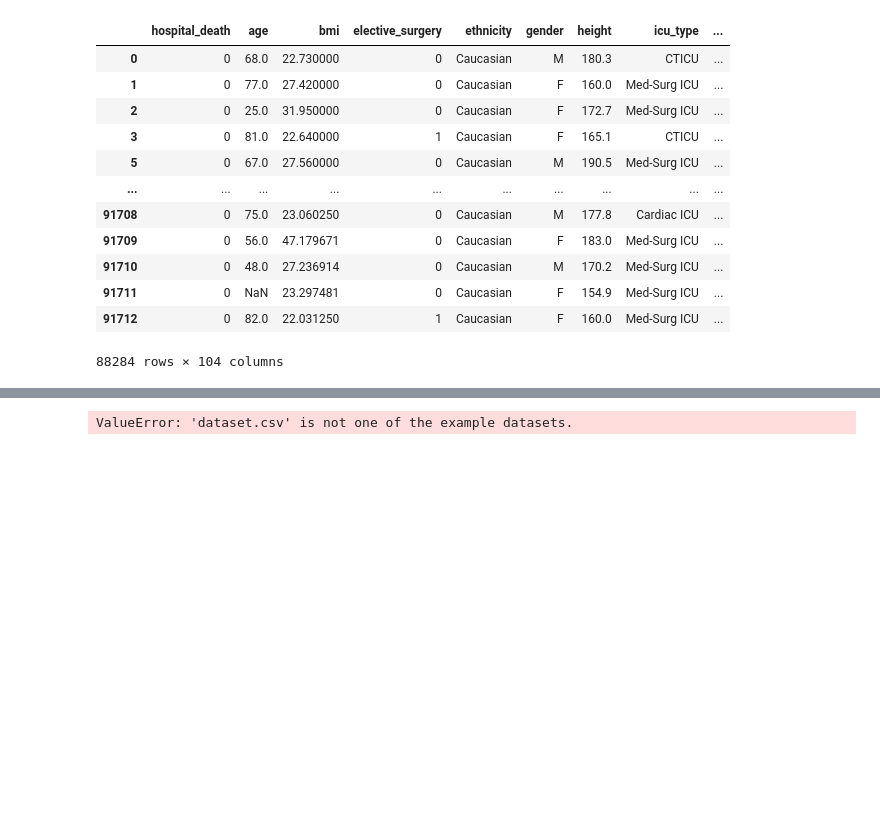
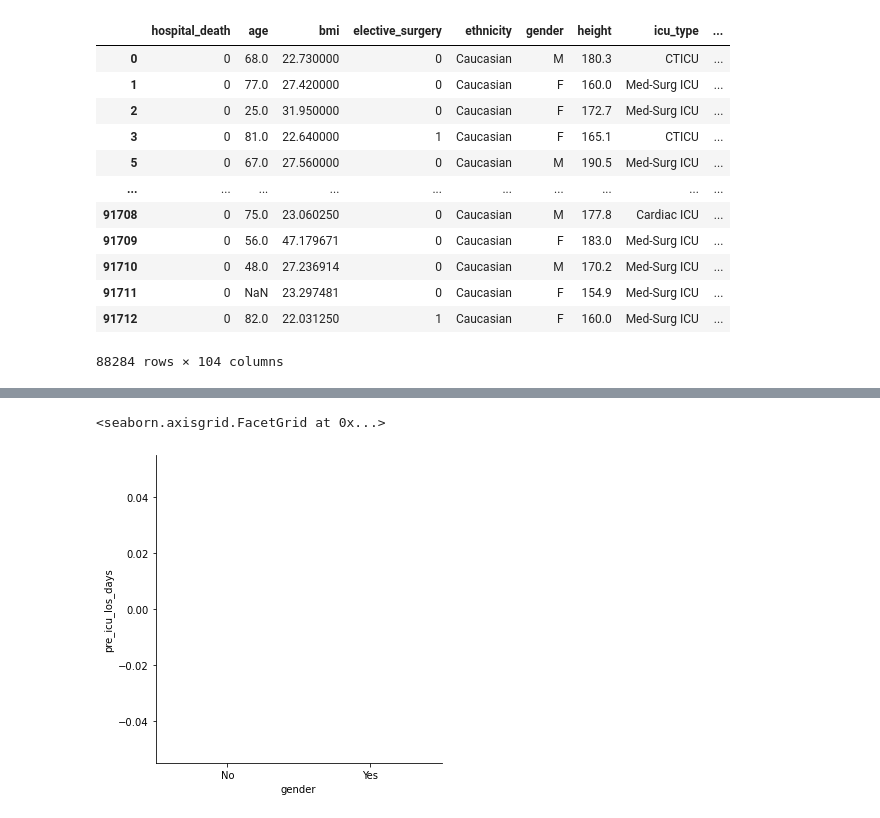
Before and after one commit to ConorD212/UCDPA_ConorDixon, a Jupyter notebook: DataSet 1 Patient Survival Prediction Dataset/DataSet 1 Patient Survival Prediction Dataset.ipynb, the cells around one changed output, grey strips where cells are left out. Drawn from its saved outputs; the diff is of its cells as text; code cells hidden in the pictures; blank space fills up the shorter version.

Commit message:
plot trial and error Seaborn

```diff
--- a/DataSet 1 Patient Survival Prediction Dataset/DataSet 1 Patient Survival Prediction Dataset.ipynb
+++ b/DataSet 1 Patient Survival Prediction Dataset/DataSet 1 Patient Survival Prediction Dataset.ipynb
@@ -234,4 +223,5 @@ for col in data.select_dtypes(include='object'):
-# %%
-patient = sns.load_dataset("dataset.csv")
-# %% [output]
-ValueError: 'dataset.csv' is not one of the example datasets.
+# %%
+sns.catplot(x="gender", y="pre_icu_los_days", order=["No", "Yes"], data=data)
+# %% [output]
+<seaborn.axisgrid.FacetGrid at 0x...>
+[figure, added]
```
Also changed, not shown: parts of 4 cells of this notebook.
